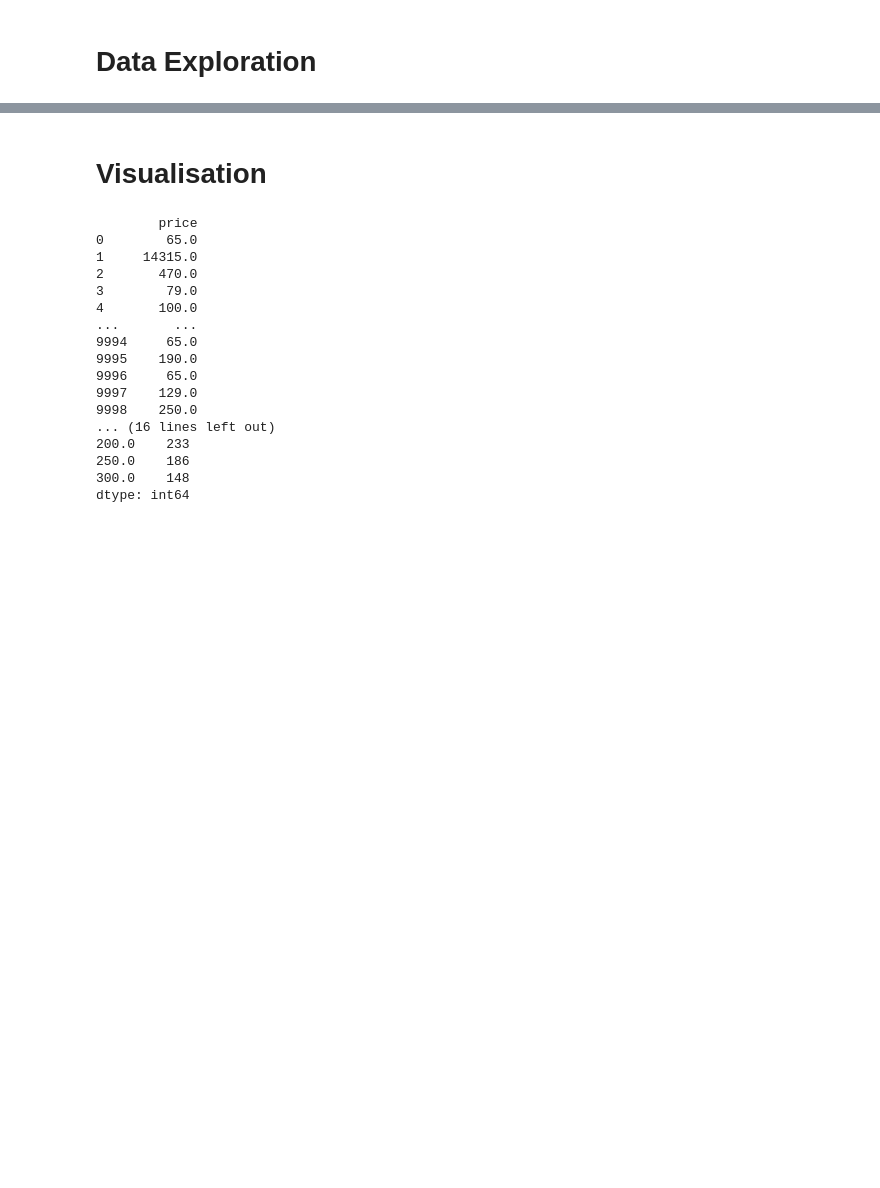
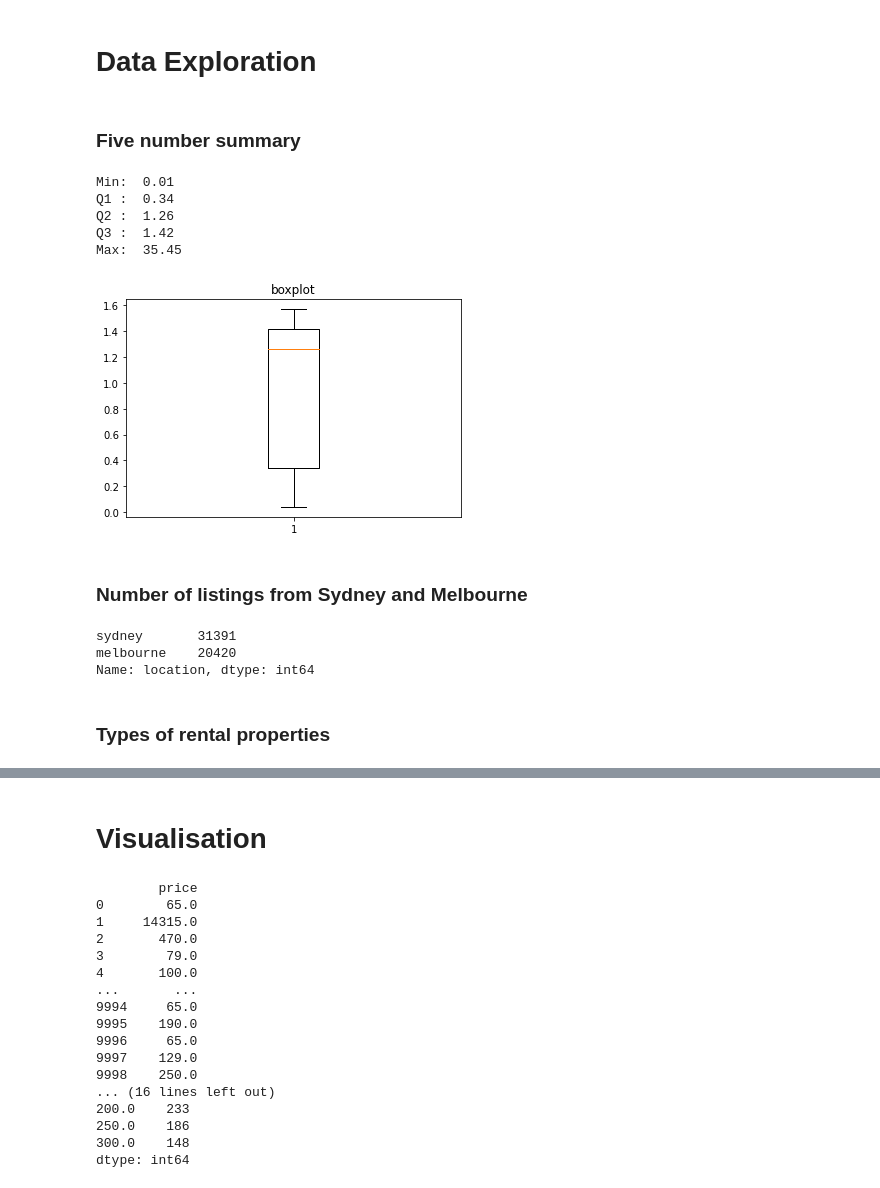
Before and after one commit to kairsato/DataMining_Airbnb, a Jupyter notebook: Main.ipynb, the cells around one changed output, grey strips where cells are left out. Drawn from its saved outputs; the diff is of its cells as text; code cells hidden in the pictures; blank space fills up the shorter version.

```diff
--- a/Main.ipynb
+++ b/Main.ipynb
@@ -2,5 +2,8 @@
 # Data Exploration
 # %%
 import pandas as pd
+import numpy as np
 
-df = pd.read_csv("combined_listings.csv")
+df = pd.read_csv("combined_listings2.csv")
+# %% [markdown]
+### Five number summary
@@ -6,0 +20,31 @@ df = pd.read_csv("combined_listings.csv")
+# %%
+# Five number summary
+import matplotlib.pyplot as plt
+col = 'reviews_per_month'
+example = df[col].head()
+mean = np.mean(example)
+print("Min: ", df[col].min())
+print("Q1 : ", np.percentile(example, 25, interpolation = 'lower'))
+print("Q2 : ", np.percentile(example, 50, interpolation = 'lower'))
+print("Q3 : ", np.percentile(example, 75, interpolation = 'lower'))
+print("Max: ", max(df[col]))
+plt.boxplot(example)
+plt.title(r'boxplot')
+plt.show()
+# %% [output]
+Min:  0.01
+Q1 :  0.34
+Q2 :  1.26
+Q3 :  1.42
+Max:  35.45
+[figure, added]
+# %% [markdown]
+### Number of listings from Sydney and Melbourne
+# %%
+df['location'].value_counts()
+# %% [output]
+sydney       31391
+melbourne    20420
+Name: location, dtype: int64
+# %% [markdown]
+### Types of rental properties
```
Also changed, not shown: parts of 7 cells of this notebook, 1 other file.
